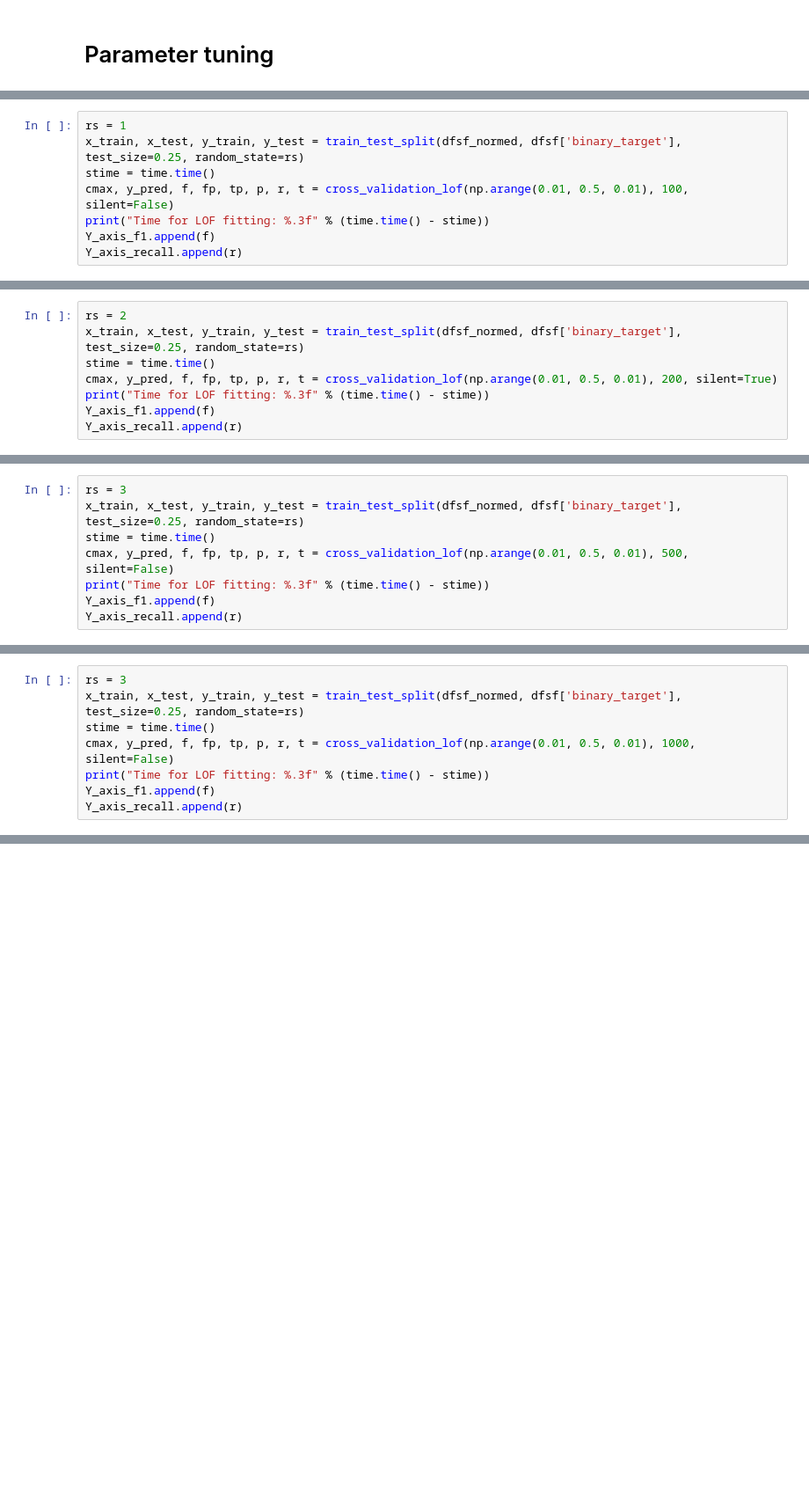
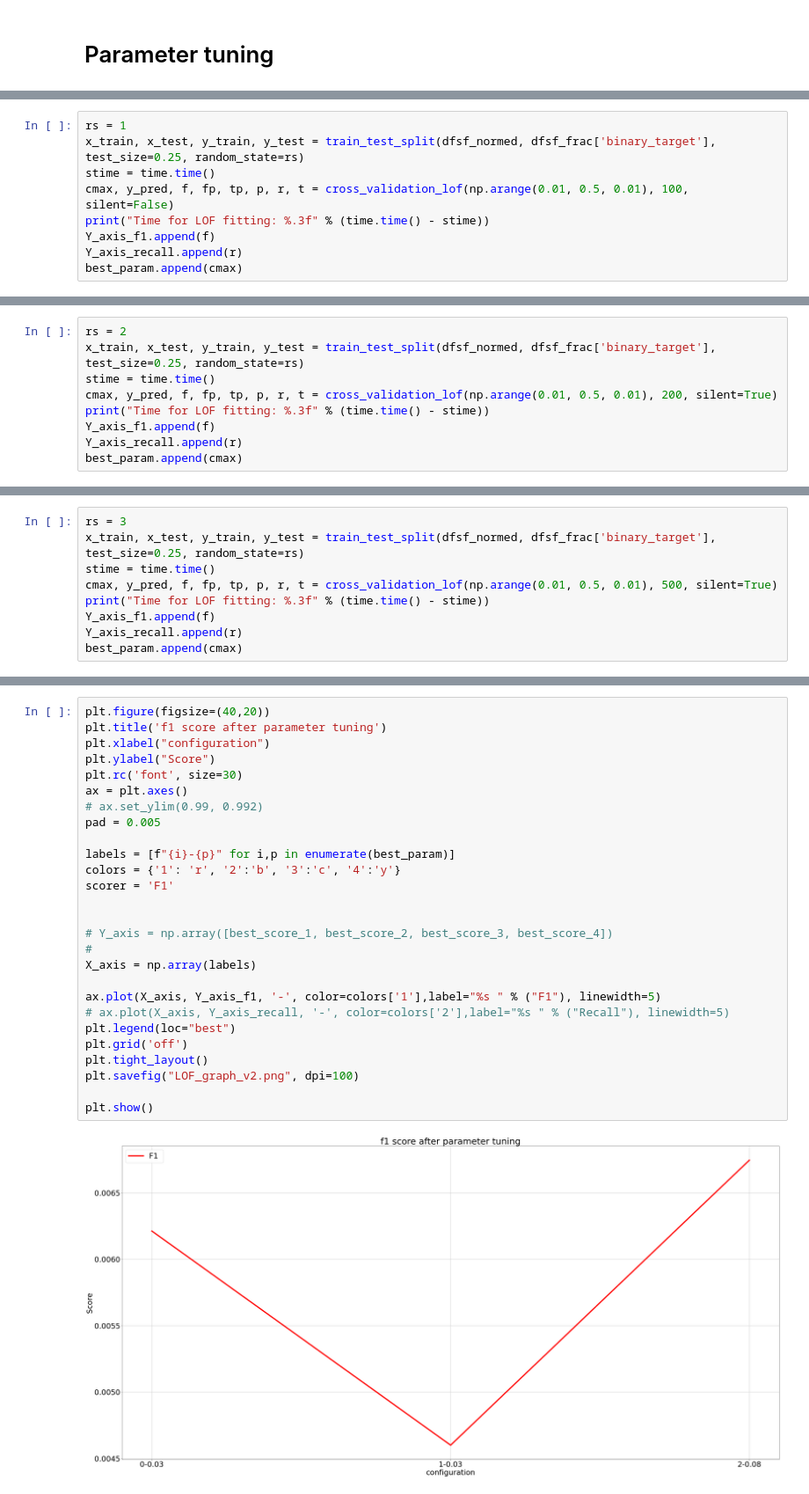
Before and after one commit to Thanhphan1147/kddcup_benchmark, a Jupyter notebook: notebook/Trainning LOF.ipynb, the cells around one changed output, grey strips where cells are left out. Shown at 88% size. Cells and saved outputs as stored; diff of their text form; blank space fills up the shorter version.

```diff
--- a/notebook/Trainning LOF.ipynb
+++ b/notebook/Trainning LOF.ipynb
@@ -76,8 +81,9 @@ Y_axis_recall = []
 # %%
 rs = 1
-x_train, x_test, y_train, y_test = train_test_split(dfsf_normed, dfsf['binary_target'], test_size=0.25, random_state=rs)
+x_train, x_test, y_train, y_test = train_test_split(dfsf_normed, dfsf_frac['binary_target'], test_size=0.25, random_state=rs)
 stime = time.time()
 cmax, y_pred, f, fp, tp, p, r, t = cross_validation_lof(np.arange(0.01, 0.5, 0.01), 100, silent=False)
 print("Time for LOF fitting: %.3f" % (time.time() - stime))
 Y_axis_f1.append(f)
 Y_axis_recall.append(r)
+best_param.append(cmax)
@@ -84,8 +108,9 @@ Y_axis_recall.append(r)
 # %%
 rs = 2
-x_train, x_test, y_train, y_test = train_test_split(dfsf_normed, dfsf['binary_target'], test_size=0.25, random_state=rs)
+x_train, x_test, y_train, y_test = train_test_split(dfsf_normed, dfsf_frac['binary_target'], test_size=0.25, random_state=rs)
 stime = time.time()
 cmax, y_pred, f, fp, tp, p, r, t = cross_validation_lof(np.arange(0.01, 0.5, 0.01), 200, silent=True)
 print("Time for LOF fitting: %.3f" % (time.time() - stime))
 Y_axis_f1.append(f)
 Y_axis_recall.append(r)
+best_param.append(cmax)
@@ -92,8 +119,9 @@ Y_axis_recall.append(r)
 # %%
 rs = 3
-x_train, x_test, y_train, y_test = train_test_split(dfsf_normed, dfsf['binary_target'], test_size=0.25, random_state=rs)
+x_train, x_test, y_train, y_test = train_test_split(dfsf_normed, dfsf_frac['binary_target'], test_size=0.25, random_state=rs)
 stime = time.time()
-cmax, y_pred, f, fp, tp, p, r, t = cross_validation_lof(np.arange(0.01, 0.5, 0.01), 500, silent=False)
+cmax, y_pred, f, fp, tp, p, r, t = cross_validation_lof(np.arange(0.01, 0.5, 0.01), 500, silent=True)
 print("Time for LOF fitting: %.3f" % (time.time() - stime))
 Y_axis_f1.append(f)
 Y_axis_recall.append(r)
+best_param.append(cmax)
@@ -100,8 +129,0 @@ Y_axis_recall.append(r)
-# %%
-rs = 3
-x_train, x_test, y_train, y_test = train_test_split(dfsf_normed, dfsf['binary_target'], test_size=0.25, random_state=rs)
-stime = time.time()
-cmax, y_pred, f, fp, tp, p, r, t = cross_validation_lof(np.arange(0.01, 0.5, 0.01), 1000, silent=False)
-print("Time for LOF fitting: %.3f" % (time.time() - stime))
-Y_axis_f1.append(f)
-Y_axis_recall.append(r)
@@ -109,0 +130,29 @@ X_axis = [f"configuration-{i}" for i in range(1,7)]
+# %%
+plt.figure(figsize=(40,20))
+plt.title('f1 score after parameter tuning')
+plt.xlabel("configuration")
+plt.ylabel("Score")
+plt.rc('font', size=30)
+ax = plt.axes()
+# ax.set_ylim(0.99, 0.992)
+pad = 0.005
+
+labels = [f"{i}-{p}" for i,p in enumerate(best_param)]
+colors = {'1': 'r', '2':'b', '3':'c', '4':'y'}
+scorer = 'F1'
+
+
+# Y_axis = np.array([best_score_1, best_score_2, best_score_3, best_score_4])
+#
+X_axis = np.array(labels)
+
+ax.plot(X_axis, Y_axis_f1, '-', color=colors['1'],label="%s " % ("F1"), linewidth=5)
+# ax.plot(X_axis, Y_axis_recall, '-', color=colors['2'],label="%s " % ("Recall"), linewidth=5)
+plt.legend(loc="best")
+plt.grid('off')
+plt.tight_layout()
+plt.savefig("LOF_graph_v2.png", dpi=100)
+
+plt.show()
+# %% [output]
+[figure, added]
```
Also changed, not shown: parts of 14 cells of this notebook, 2 other files.
